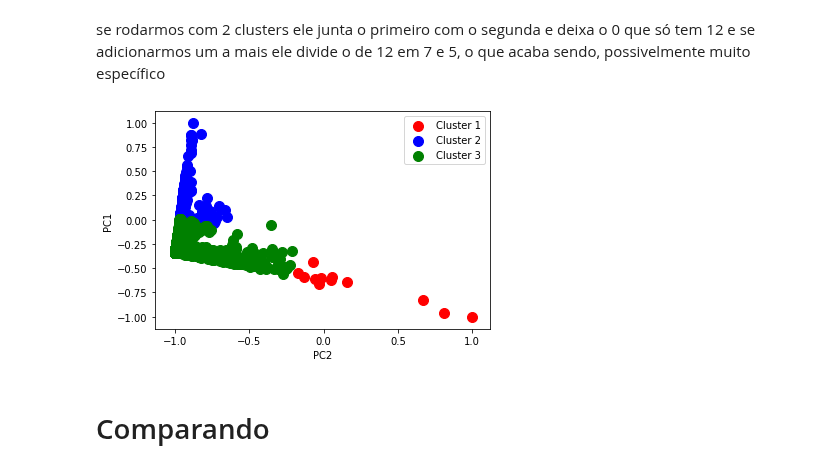
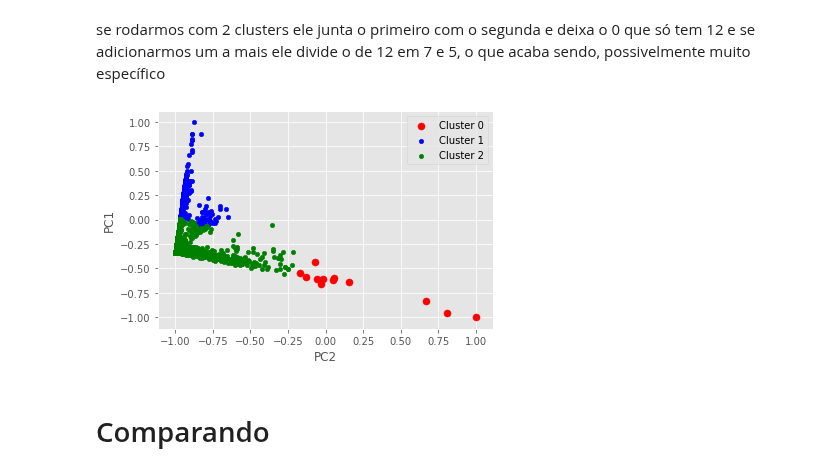
Before and after one commit to ItamarRocha/Machine-Learning-and-Data-Analysis, a Jupyter notebook: live sellers/Hierarchical_livesellers.ipynb, the cells around one changed output. Cells and saved outputs as stored; diff of their text form; code cells hidden in the pictures.

```diff
--- a/live sellers/Hierarchical_livesellers.ipynb
+++ b/live sellers/Hierarchical_livesellers.ipynb
@@ -4,10 +4,9 @@
 import pandas as pd
 import numpy as np
 import matplotlib.pyplot as plt
+import matplotlib.style as style
 from datetime import datetime as dt
-%matplotlib inline
-#import mpld3
-#mpld3.enable_notebook()
+style.use('ggplot')
 # %%
 #importando dataset e dropando colunas vazias e sem informação útil
 dataset = pd.read_csv("Live.csv").drop(columns = {'status_id','Column1','Column2','Column3','Column4'})
@@ -269,15 +268,15 @@ dtype: int64
 # %% [markdown]
 se rodarmos com 2 clusters ele junta o primeiro com o segunda e deixa o 0 que só tem 12 e se adicionarmos um a mais ele divide o de 12 em 7 e 5, o que acaba sendo, possivelmente muito específico
 # %%
-plt.scatter(X_scaled[y_hc_link_complete_scaled == 0, 0], X_scaled[y_hc_link_complete_scaled == 0, 1], s = 100, c = 'red', label = 'Cluster 1')
-plt.scatter(X_scaled[y_hc_link_complete_scaled == 1, 0], X_scaled[y_hc_link_complete_scaled == 1, 1], s = 100, c = 'blue', label = 'Cluster 2')
-plt.scatter(X_scaled[y_hc_link_complete_scaled == 2, 0], X_scaled[y_hc_link_complete_scaled == 2, 1], s = 100, c = 'green', label = 'Cluster 3')
+plt.scatter(X_scaled[y_hc_link_complete_scaled == 0, 0], X_scaled[y_hc_link_complete_scaled == 0, 1], s = 50, c = 'red', label = 'Cluster 0')
+plt.scatter(X_scaled[y_hc_link_complete_scaled == 1, 0], X_scaled[y_hc_link_complete_scaled == 1, 1], s = 20, c = 'blue', label = 'Cluster 1')
+plt.scatter(X_scaled[y_hc_link_complete_scaled == 2, 0], X_scaled[y_hc_link_complete_scaled == 2, 1], s = 20, c = 'green', label = 'Cluster 2')
 plt.xlabel('PC2')
 plt.ylabel('PC1')
 plt.legend()
 plt.show()
 # %% [output]
-[figure, old version]
+[figure, new version]
 # %% [markdown]
 # Comparando
 # %%
```
Also changed, not shown: parts of 8 cells of this notebook, 3 other files.
